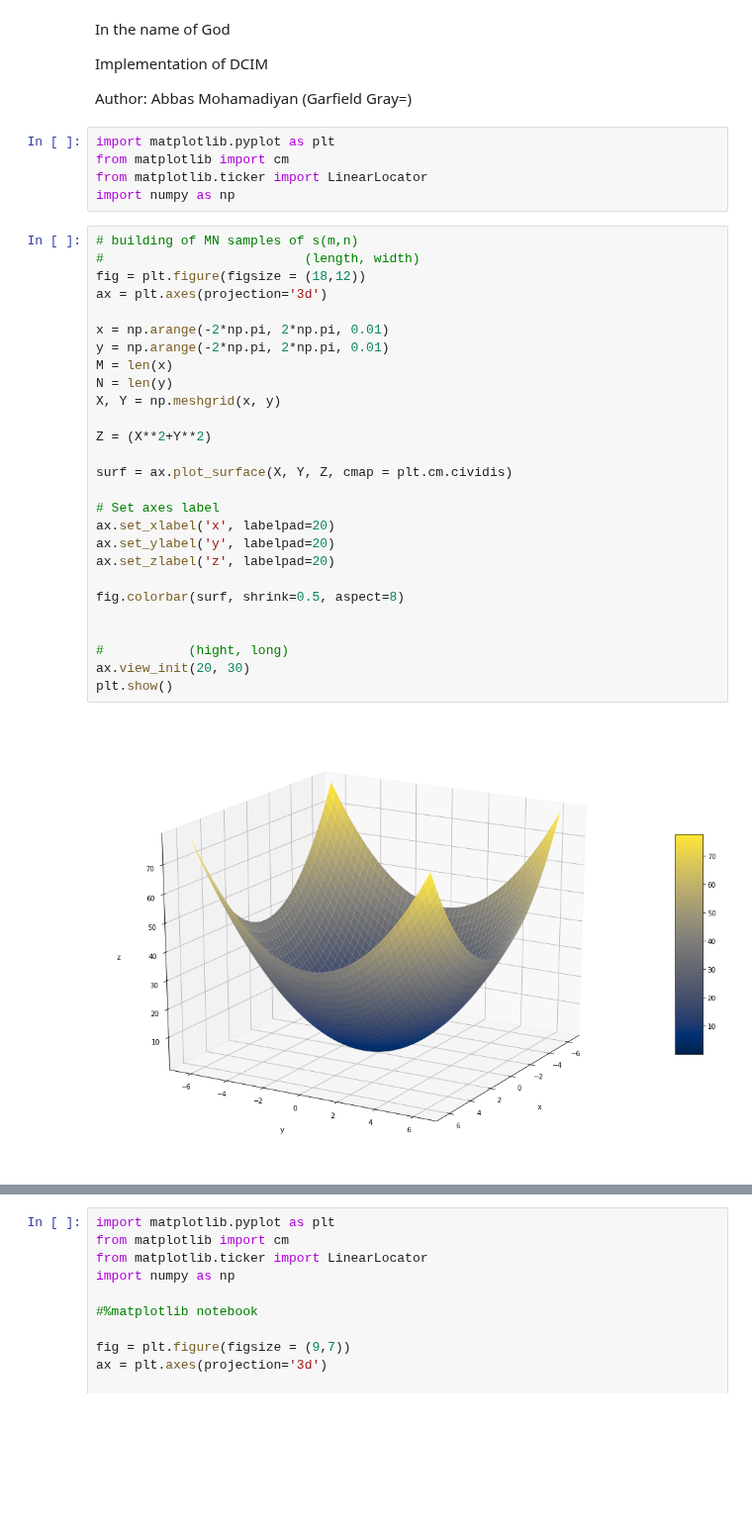
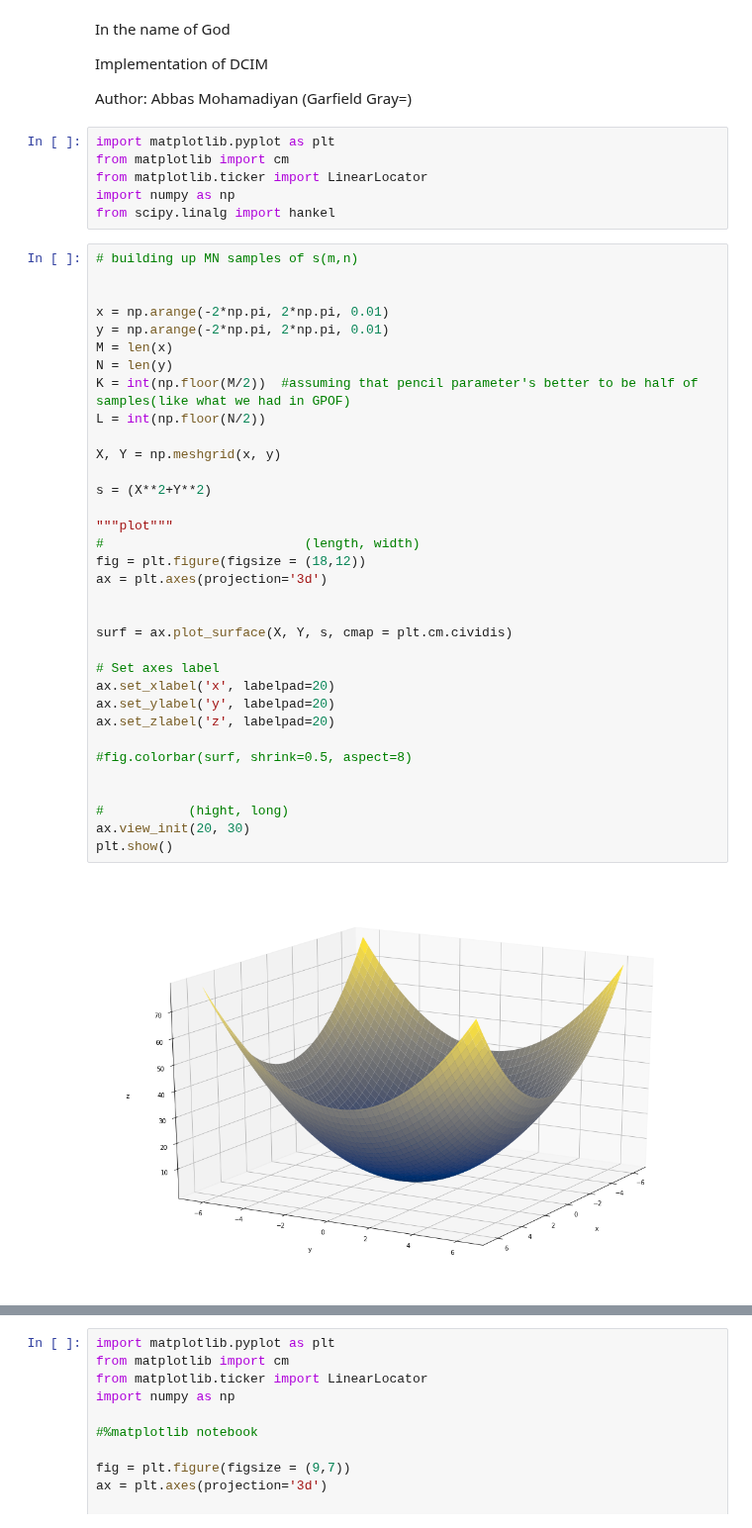
Before and after one commit to garfield-gray/DCIM, a Jupyter notebook: DCIM.ipynb, the cells around one changed output, grey strips where cells are left out. Shown at 99% size. Cells and saved outputs as stored; diff of their text form; blank space fills up the shorter version.

Commit message:
Hankel

```diff
--- a/DCIM.ipynb
+++ b/DCIM.ipynb
@@ -11,32 +11,40 @@ import matplotlib.pyplot as plt
 from matplotlib import cm
 from matplotlib.ticker import LinearLocator
 import numpy as np
+from scipy.linalg import hankel
 # %%
-# building of MN samples of s(m,n)
-#                          (length, width)
-fig = plt.figure(figsize = (18,12))
-ax = plt.axes(projection='3d')
+# building up MN samples of s(m,n)
+
 
 x = np.arange(-2*np.pi, 2*np.pi, 0.01)
 y = np.arange(-2*np.pi, 2*np.pi, 0.01)
 M = len(x)
 N = len(y)
+K = int(np.floor(M/2))  #assuming that pencil parameter's better to be half of samples(like what we had in GPOF)
+L = int(np.floor(N/2))
+
 X, Y = np.meshgrid(x, y)
 
-Z = (X**2+Y**2)
+s = (X**2+Y**2)
 
-surf = ax.plot_surface(X, Y, Z, cmap = plt.cm.cividis)
+"""plot"""
+#                          (length, width)
+fig = plt.figure(figsize = (18,12))
+ax = plt.axes(projection='3d')
+
+
+surf = ax.plot_surface(X, Y, s, cmap = plt.cm.cividis)
 
 # Set axes label
 ax.set_xlabel('x', labelpad=20)
 ax.set_ylabel('y', labelpad=20)
 ax.set_zlabel('z', labelpad=20)
 
-fig.colorbar(surf, shrink=0.5, aspect=8)
+#fig.colorbar(surf, shrink=0.5, aspect=8)
 
 
 #           (hight, long)
 ax.view_init(20, 30)
 plt.show()
 # %% [output]
-[figure, old version]
+[figure, new version]
```
Also changed, not shown: parts of 11 cells of this notebook.
